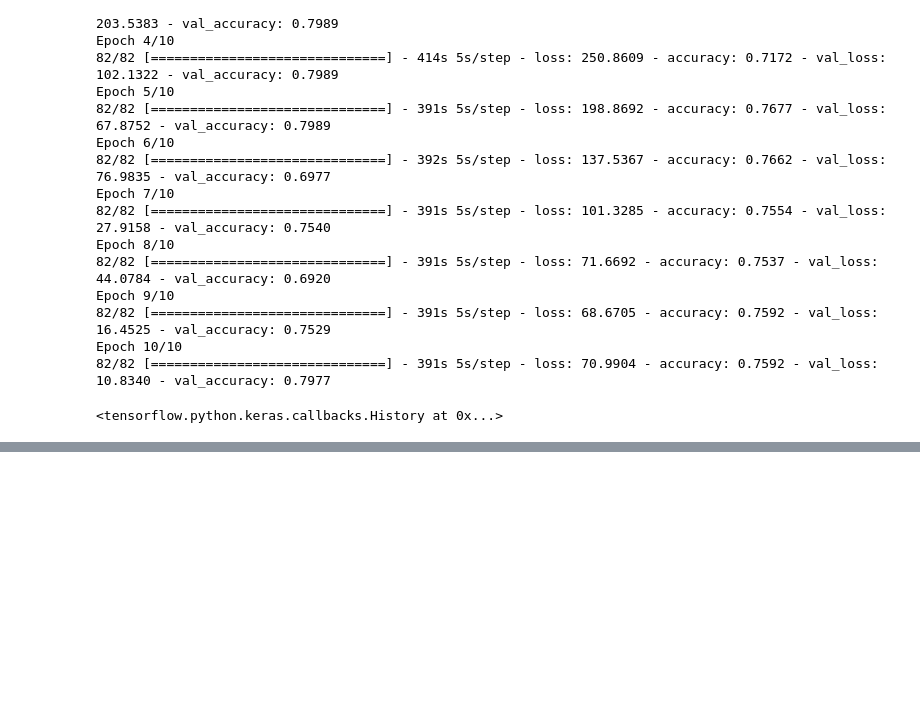
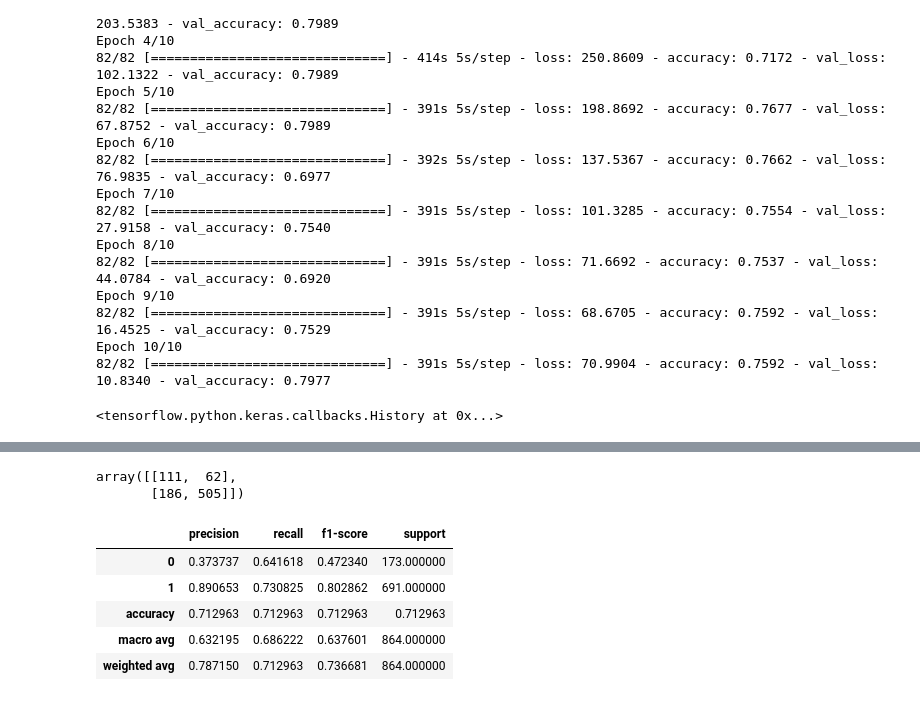
Before and after one commit to chayansraj/Vision-Transformer-Research, a Jupyter notebook: InceptionV3/inceptionV3.ipynb, the cells around one changed output, grey strips where cells are left out. Drawn from its saved outputs; the diff is of its cells as text; code cells hidden in the pictures; blank space fills up the shorter version.

```diff
--- a/InceptionV3/inceptionV3.ipynb
+++ b/InceptionV3/inceptionV3.ipynb
@@ -204,6 +198,24 @@ predcited_classes = reconstructed_model.predict_classes(test_dataset)
 # %%
 # Predict class probabilities from this reconstructed model
 predicted_probs = reconstructed_model.predict(test_dataset)
+# %%
+y_true = test_dataset.classes
+# %%
+y_pred = predcited_classes.reshape(1, len(test_dataset.classes))
+# %%
+confusion_matrix(y_true= y_true , y_pred=y_pred[0])
+# %% [output]
+array([[111,  62],
+       [186, 505]])
+# %%
+pd.DataFrame(classification_report(y_true, y_pred[0], output_dict=True)).T
+# %% [output]
+|  | precision | recall | f1-score | support |
+| 0 | 0.373737 | 0.641618 | 0.472340 | 173.000000 |
+| 1 | 0.890653 | 0.730825 | 0.802862 | 691.000000 |
+| accuracy | 0.712963 | 0.712963 | 0.712963 | 0.712963 |
+| macro avg | 0.632195 | 0.686222 | 0.637601 | 864.000000 |
+| weighted avg | 0.787150 | 0.712963 | 0.736681 | 864.000000 |
 # %%
 # %%
 from sklearn.metrics import roc_auc_score, roc_curve, RocCurveDisplay, auc
```
Also changed, not shown: parts of 8 cells of this notebook, 1 other file.
